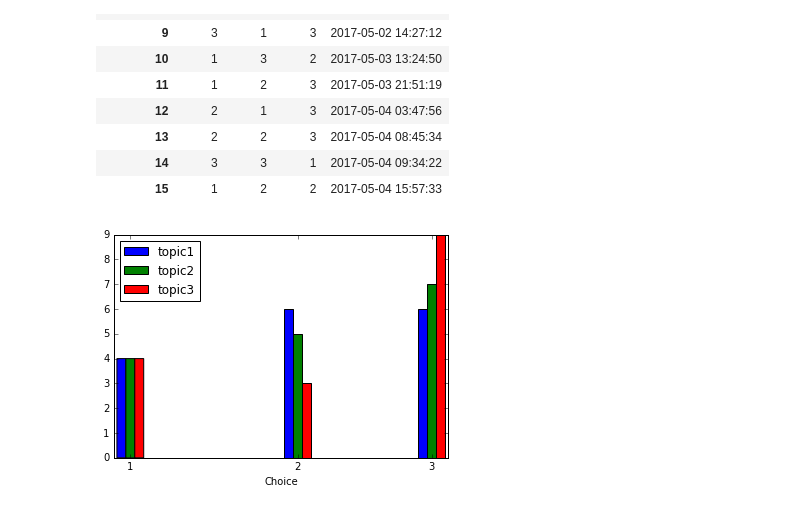
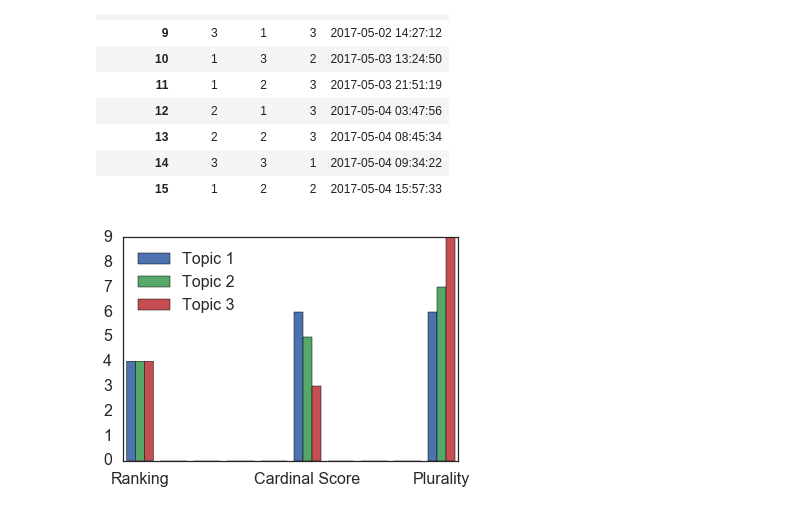
Before and after one commit to NickHoernle/group-mediator-bot, a Jupyter notebook: experiment/results_v2.ipynb, the cells around one changed output. Saved outputs shown, nothing was run; the diff lists cells and outputs as text; code cells hidden in the pictures.

```diff
--- a/experiment/results_v2.ipynb
+++ b/experiment/results_v2.ipynb
@@ -6,6 +6,10 @@ import datetime
 import os
 import matplotlib
 import matplotlib.pyplot as plt
+import seaborn as sns
+colours = sns.color_palette()
+sns.set_style("white")
+sns.set_context("poster")
 
 %matplotlib inline
 # %%
@@ -59,10 +63,10 @@ data_df
 # %%
 vals = [data_df['topic{}'.format(i)].values for i in range(1,4)]
 # %%
-plt.hist(vals, label=['topic1', 'topic2', 'topic3'])
+plt.hist(vals, label=['Topic 1', 'Topic 2', 'Topic 3'])
 plt.legend(loc='best')
-plt.xticks([1.1,2.1,2.9], [1,2,3])
-plt.xlabel('Choice')
+plt.xticks([1.1,2.1,2.9], ['Ranking', 'Cardinal Score', 'Plurality'])
+# plt.xlabel('Choice')
 plt.show()
 # %% [output]
-[figure, old version]
+[figure, new version]
```
Also changed, not shown: parts of 1 cell of this notebook, 1 other file.
